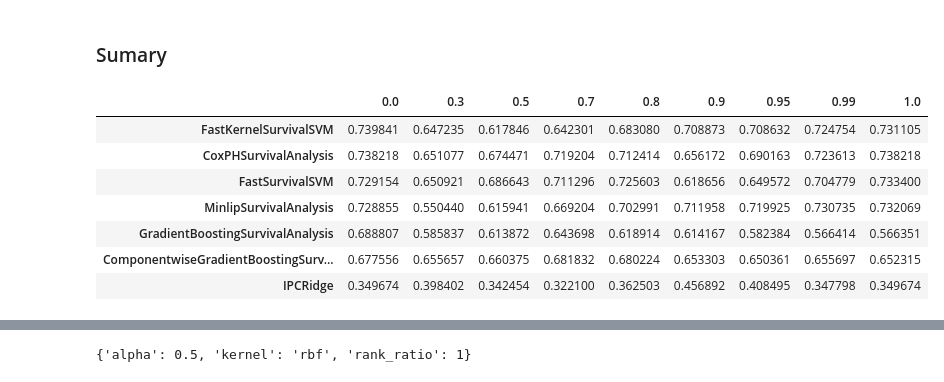
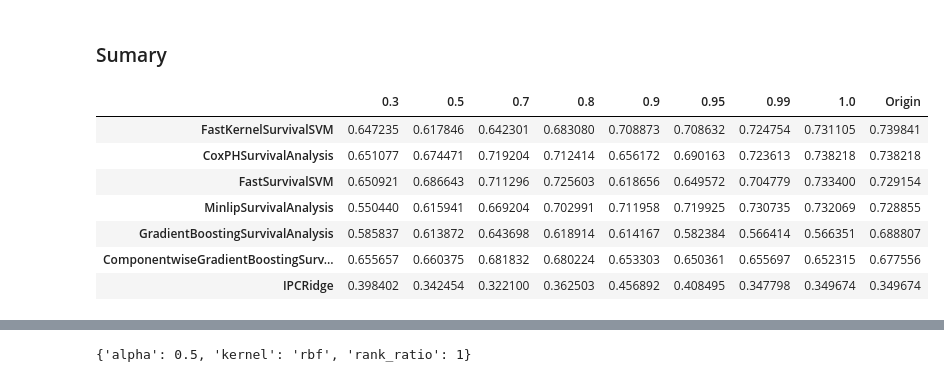
Before and after one commit to yanglyuxun/multivariate_gene_analysis, a Jupyter notebook: 4_Survival_Machine_Learning.ipynb, the cells around one changed output, grey strips where cells are left out. Drawn from its saved outputs; the diff is of its cells as text; code cells hidden in the pictures.

```diff
--- a/4_Survival_Machine_Learning.ipynb
+++ b/4_Survival_Machine_Learning.ipynb
@@ -260,12 +258,19 @@ df=score_table(CVresult)
+# %%
+CVresult = pd.io.pickle.read_pickle('CVresults.pickle')
+#CVresult.pop('CoxPHSurvivalAnalysis')
+#CVresult.pop('IPCRidge')
+df=score_table(CVresult)
 # %%
 # sort models by max scores
-df.loc[df.max(axis=1).sort_values(ascending=False).index,:]
+dfsort = df.loc[df.max(axis=1).sort_values(ascending=False).index,[ 0.3, 0.5, 0.7, 0.8, 0.9, 0.95, 0.99, 1.0,0.0]]
+dfsort.columns = ['0.3', '0.5', '0.7', '0.8', '0.9', '0.95', '0.99', '1.0','Origin']
+dfsort
 # %% [output]
-|  | 0.0 | 0.3 | 0.5 | 0.7 | 0.8 | 0.9 | 0.95 | 0.99 | 1.0 |
-| FastKernelSurvivalSVM | 0.739841 | 0.647235 | 0.617846 | 0.642301 | 0.683080 | 0.708873 | 0.708632 | 0.724754 | 0.731105 |
-| CoxPHSurvivalAnalysis | 0.738218 | 0.651077 | 0.674471 | 0.719204 | 0.712414 | 0.656172 | 0.690163 | 0.723613 | 0.738218 |
-| FastSurvivalSVM | 0.729154 | 0.650921 | 0.686643 | 0.711296 | 0.725603 | 0.618656 | 0.649572 | 0.704779 | 0.733400 |
-| MinlipSurvivalAnalysis | 0.728855 | 0.550440 | 0.615941 | 0.669204 | 0.702991 | 0.711958 | 0.719925 | 0.730735 | 0.732069 |
-| GradientBoostingSurvivalAnalysis | 0.688807 | 0.585837 | 0.613872 | 0.643698 | 0.618914 | 0.614167 | 0.582384 | 0.566414 | 0.566351 |
-| ComponentwiseGradientBoostingSurv... | 0.677556 | 0.655657 | 0.660375 | 0.681832 | 0.680224 | 0.653303 | 0.650361 | 0.655697 | 0.652315 |
-| IPCRidge | 0.349674 | 0.398402 | 0.342454 | 0.322100 | 0.362503 | 0.456892 | 0.408495 | 0.347798 | 0.349674 |
+|  | 0.3 | 0.5 | 0.7 | 0.8 | 0.9 | 0.95 | 0.99 | 1.0 | Origin |
+| FastKernelSurvivalSVM | 0.647235 | 0.617846 | 0.642301 | 0.683080 | 0.708873 | 0.708632 | 0.724754 | 0.731105 | 0.739841 |
+| CoxPHSurvivalAnalysis | 0.651077 | 0.674471 | 0.719204 | 0.712414 | 0.656172 | 0.690163 | 0.723613 | 0.738218 | 0.738218 |
+| FastSurvivalSVM | 0.650921 | 0.686643 | 0.711296 | 0.725603 | 0.618656 | 0.649572 | 0.704779 | 0.733400 | 0.729154 |
+| MinlipSurvivalAnalysis | 0.550440 | 0.615941 | 0.669204 | 0.702991 | 0.711958 | 0.719925 | 0.730735 | 0.732069 | 0.728855 |
+| GradientBoostingSurvivalAnalysis | 0.585837 | 0.613872 | 0.643698 | 0.618914 | 0.614167 | 0.582384 | 0.566414 | 0.566351 | 0.688807 |
+| ComponentwiseGradientBoostingSurv... | 0.655657 | 0.660375 | 0.681832 | 0.680224 | 0.653303 | 0.650361 | 0.655697 | 0.652315 | 0.677556 |
+| IPCRidge | 0.398402 | 0.342454 | 0.322100 | 0.362503 | 0.456892 | 0.408495 | 0.347798 | 0.349674 | 0.349674 |
```
Also changed, not shown: parts of 5 cells of this notebook, 8 other files.
